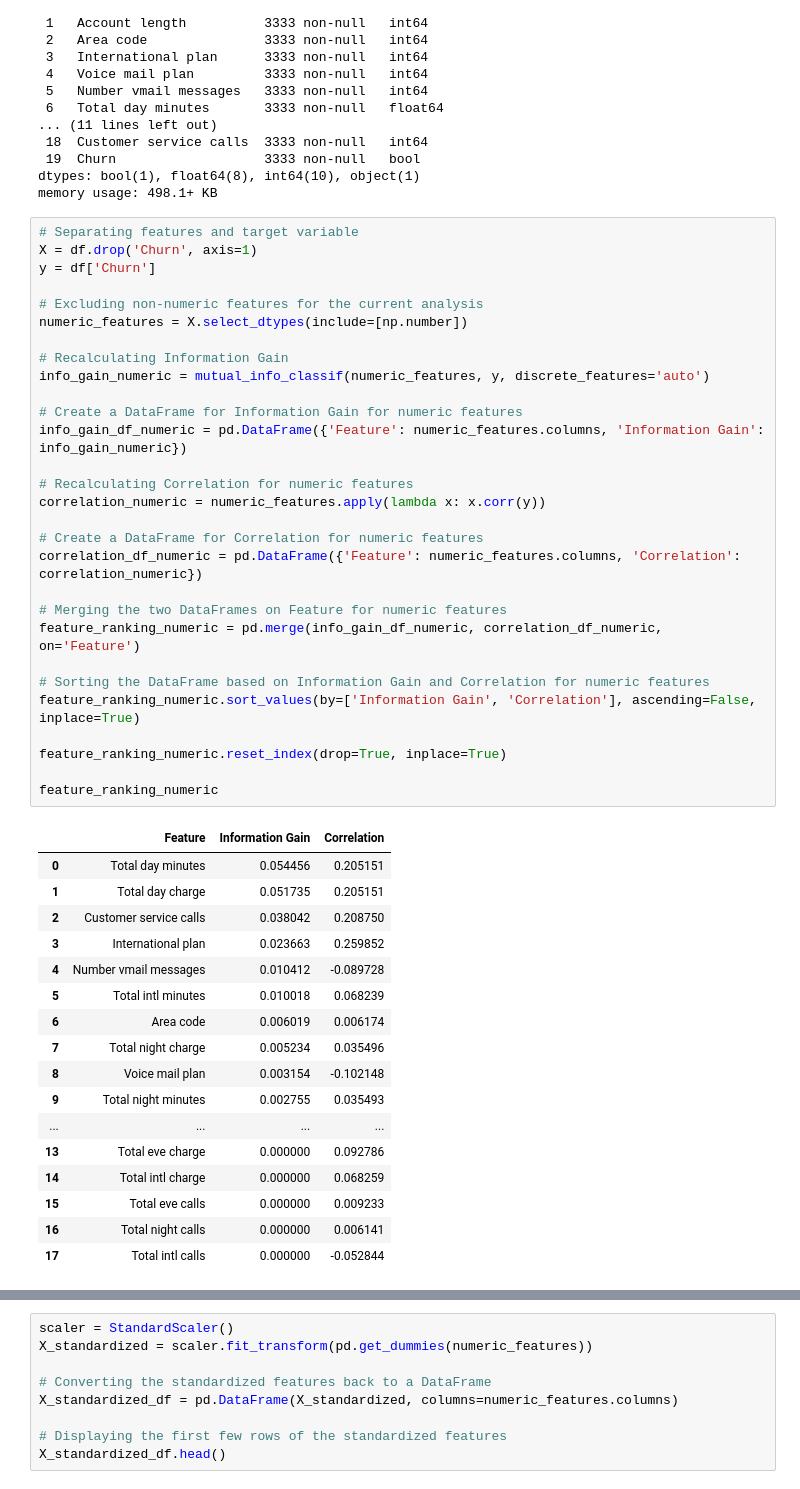
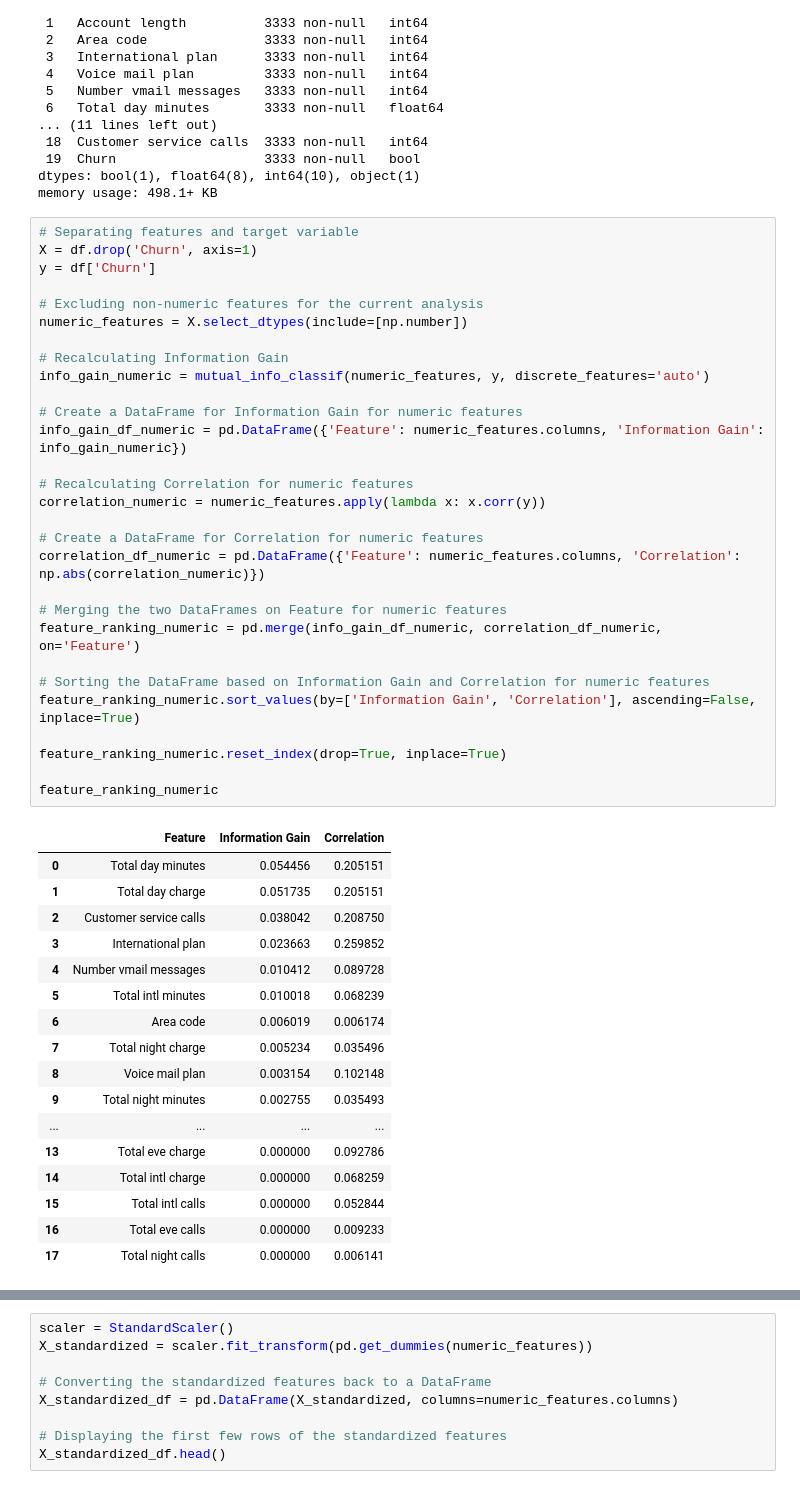
Before and after one commit to GreyWard/churn_prediction_rf, a Jupyter notebook: naufaltest.ipynb, the cells around one changed output, grey strips where cells are left out. Drawn from its saved outputs; the diff is of its cells as text.

```diff
--- a/naufaltest.ipynb
+++ b/naufaltest.ipynb
@@ -53,44 +54,44 @@ y = df['Churn']
 
 # Excluding non-numeric features for the current analysis
 numeric_features = X.select_dtypes(include=[np.number])
 
 # Recalculating Information Gain
 info_gain_numeric = mutual_info_classif(numeric_features, y, discrete_features='auto')
 
 # Create a DataFrame for Information Gain for numeric features
 info_gain_df_numeric = pd.DataFrame({'Feature': numeric_features.columns, 'Information Gain': info_gain_numeric})
 
 # Recalculating Correlation for numeric features
 correlation_numeric = numeric_features.apply(lambda x: x.corr(y))
 
 # Create a DataFrame for Correlation for numeric features
-correlation_df_numeric = pd.DataFrame({'Feature': numeric_features.columns, 'Correlation': correlation_numeric})
+correlation_df_numeric = pd.DataFrame({'Feature': numeric_features.columns, 'Correlation': np.abs(correlation_numeric)})
 
 # Merging the two DataFrames on Feature for numeric features
 feature_ranking_numeric = pd.merge(info_gain_df_numeric, correlation_df_numeric, on='Feature')
 
 # Sorting the DataFrame based on Information Gain and Correlation for numeric features
 feature_ranking_numeric.sort_values(by=['Information Gain', 'Correlation'], ascending=False, inplace=True)
 
 feature_ranking_numeric.reset_index(drop=True, inplace=True)
 
 feature_ranking_numeric
 # %% [output]
 |  | Feature | Information Gain | Correlation |
 | 0 | Total day minutes | 0.054456 | 0.205151 |
 | 1 | Total day charge | 0.051735 | 0.205151 |
 | 2 | Customer service calls | 0.038042 | 0.208750 |
 | 3 | International plan | 0.023663 | 0.259852 |
-| 4 | Number vmail messages | 0.010412 | -0.089728 |
+| 4 | Number vmail messages | 0.010412 | 0.089728 |
 | 5 | Total intl minutes | 0.010018 | 0.068239 |
 | 6 | Area code | 0.006019 | 0.006174 |
 | 7 | Total night charge | 0.005234 | 0.035496 |
-| 8 | Voice mail plan | 0.003154 | -0.102148 |
+| 8 | Voice mail plan | 0.003154 | 0.102148 |
 | 9 | Total night minutes | 0.002755 | 0.035493 |
 | ... | ... | ... | ... |
 | 13 | Total eve charge | 0.000000 | 0.092786 |
 | 14 | Total intl charge | 0.000000 | 0.068259 |
-| 15 | Total eve calls | 0.000000 | 0.009233 |
-| 16 | Total night calls | 0.000000 | 0.006141 |
-| 17 | Total intl calls | 0.000000 | -0.052844 |
+| 15 | Total intl calls | 0.000000 | 0.052844 |
+| 16 | Total eve calls | 0.000000 | 0.009233 |
+| 17 | Total night calls | 0.000000 | 0.006141 |
 # %%
```
Also changed, not shown: parts of 10 cells of this notebook.
